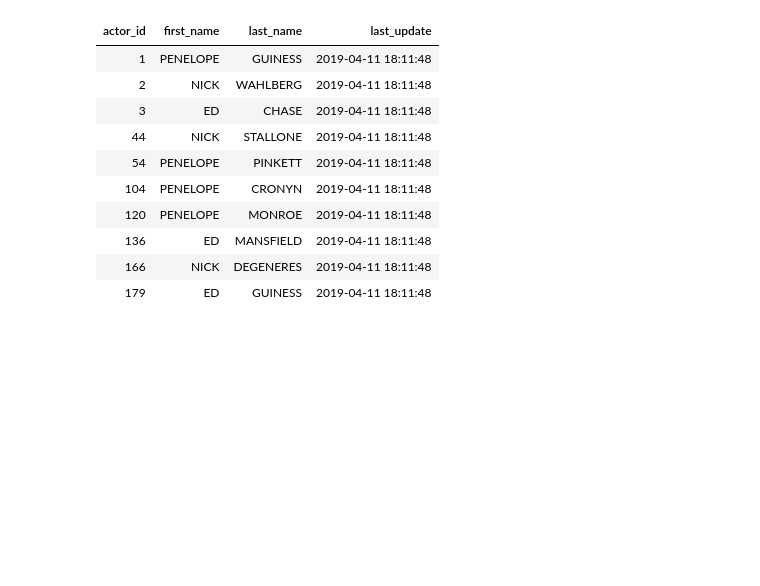
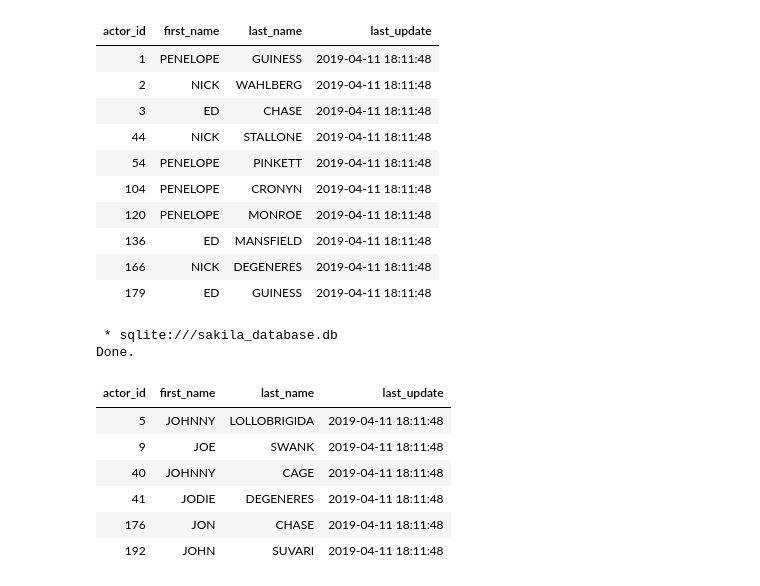
Before and after one commit to ram-polisetti/SQL, a Jupyter notebook: sql_practice.ipynb, the cells around one changed output. Cells and saved outputs as stored; diff of their text form; code cells hidden in the pictures; blank space fills up the shorter version.

```diff
--- a/sql_practice.ipynb
+++ b/sql_practice.ipynb
@@ -346,3 +346,19 @@ Done.
 | 136 | ED | MANSFIELD | 2019-04-11 18:11:48 |
 | 166 | NICK | DEGENERES | 2019-04-11 18:11:48 |
 | 179 | ED | GUINESS | 2019-04-11 18:11:48 |
+# %%
+%%sql
+-- using wildcards
+SELECT *
+FROM actor
+WHERE first_name LIKE 'Jo%';
+# %% [output]
+ * sqlite:///sakila_database.db
+Done.
+| actor_id | first_name | last_name | last_update |
+| 5 | JOHNNY | LOLLOBRIGIDA | 2019-04-11 18:11:48 |
+| 9 | JOE | SWANK | 2019-04-11 18:11:48 |
+| 40 | JOHNNY | CAGE | 2019-04-11 18:11:48 |
+| 41 | JODIE | DEGENERES | 2019-04-11 18:11:48 |
+| 176 | JON | CHASE | 2019-04-11 18:11:48 |
+| 192 | JOHN | SUVARI | 2019-04-11 18:11:48 |
```
Also changed, not shown: parts of 3 cells of this notebook, 1 other file.
